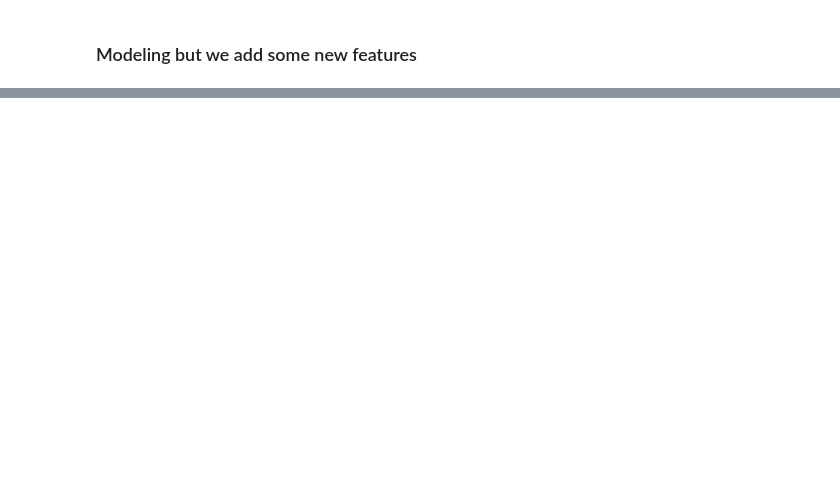
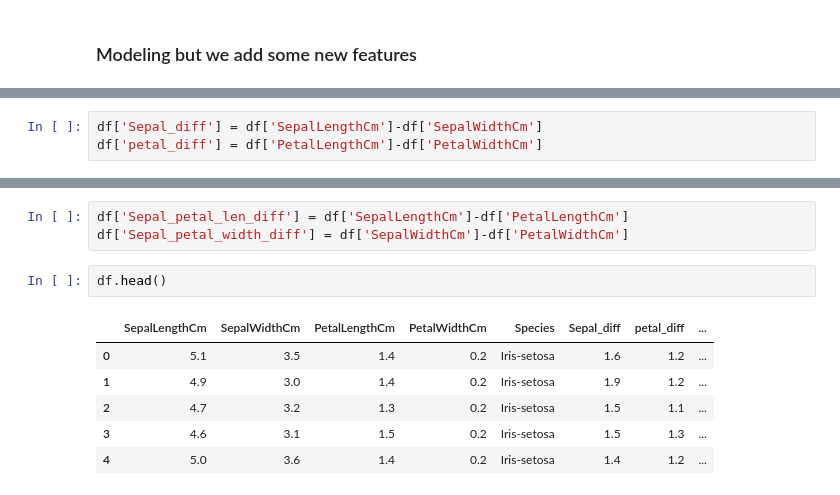
Before and after one commit to shandytp/mlsj-dsc-umm, a Jupyter notebook: Decision_Tree.ipynb, the cells around one changed output, grey strips where cells are left out. Drawn from its saved outputs; the diff is of its cells as text; blank space fills up the shorter version.

```diff
--- a/Decision_Tree.ipynb
+++ b/Decision_Tree.ipynb
@@ -161,0 +171,3 @@ graph
+# %%
+df['Sepal_diff'] = df['SepalLengthCm']-df['SepalWidthCm']
+df['petal_diff'] = df['PetalLengthCm']-df['PetalWidthCm']
@@ -161,0 +183,12 @@ graph
+# %%
+df['Sepal_petal_len_diff'] = df['SepalLengthCm']-df['PetalLengthCm']
+df['Sepal_petal_width_diff'] = df['SepalWidthCm']-df['PetalWidthCm']
+# %%
+df.head()
+# %% [output]
+|  | SepalLengthCm | SepalWidthCm | PetalLengthCm | PetalWidthCm | Species | Sepal_diff | petal_diff | ... |
+| 0 | 5.1 | 3.5 | 1.4 | 0.2 | Iris-setosa | 1.6 | 1.2 | ... |
+| 1 | 4.9 | 3.0 | 1.4 | 0.2 | Iris-setosa | 1.9 | 1.2 | ... |
+| 2 | 4.7 | 3.2 | 1.3 | 0.2 | Iris-setosa | 1.5 | 1.1 | ... |
+| 3 | 4.6 | 3.1 | 1.5 | 0.2 | Iris-setosa | 1.5 | 1.3 | ... |
+| 4 | 5.0 | 3.6 | 1.4 | 0.2 | Iris-setosa | 1.4 | 1.2 | ... |
```
Also changed, not shown: parts of 2 cells of this notebook.
